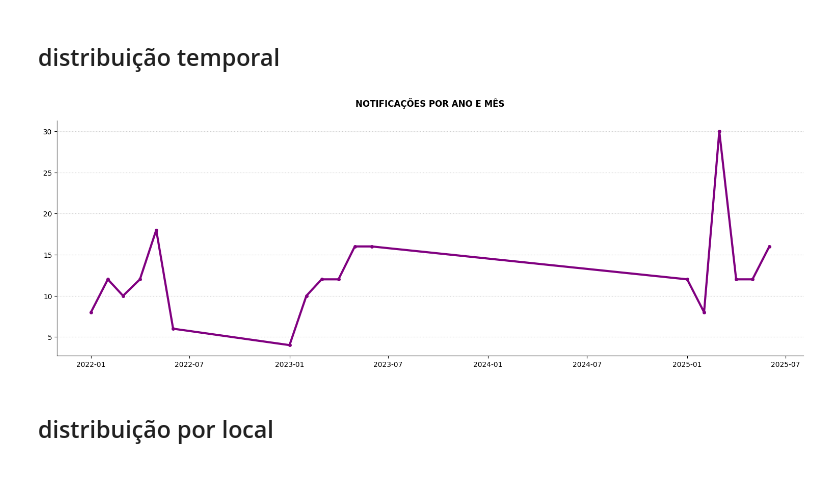
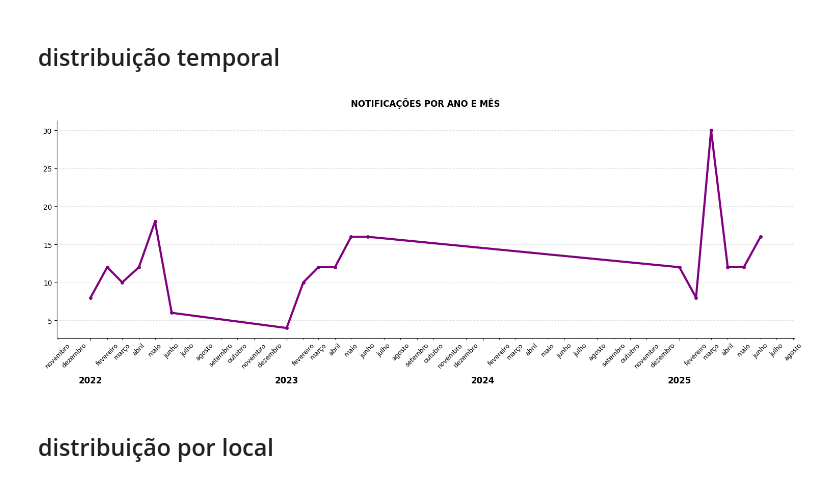
Before and after one commit to 0kauaa/projeto-integrador-I, a Jupyter notebook: notebooks/6_plots.ipynb, the cells around one changed output. Drawn from its saved outputs; the diff is of its cells as text; code cells hidden in the pictures.

```diff
--- a/notebooks/6_plots.ipynb
+++ b/notebooks/6_plots.ipynb
@@ -33,26 +52,44 @@ df.head()
 df['ANO-MES'] = pd.to_datetime(df['ANO_ESTATISTICA'].astype(str) + '-' +  df['MES_ESTATISTICA'].astype(str))
 # %%
 # agrupamento por data
-por_data= df.groupby('ANO-MES')['N'].sum().sort_values(ascending=False).reset_index()
+por_data= df.groupby('ANO-MES')['N'].sum().reset_index()
 por_data = por_data.sort_values('ANO-MES')
 
 # eixos
 data = por_data['ANO-MES']
 occ = por_data['N']
 
 # grid geral
 fig = plt.figure(figsize=(15, 10), constrained_layout=True)
 gs = gridspec.GridSpec(2, 2, figure=fig)
+ax1 = fig.add_subplot(gs[0, :])
+
+
+# eixo x principal
+ax1.set_xticks(por_data['ANO-MES'])
+
+# eixo de meses em nomes
+ax1.xaxis.set_minor_locator(mdates.MonthLocator())
+ax1.xaxis.set_minor_formatter(mdates.DateFormatter('%B'))
+
+# eixo de anos
+ax1.xaxis.set_major_locator(mdates.YearLocator())
+ax1.xaxis.set_major_formatter(mdates.DateFormatter('%Y'))
+
+# posições dos eixos
+ax1.tick_params(axis='x', which='major', pad=50) # espaçamento entre os dois eixos
+ax1.xaxis.set_major_formatter(mdates.DateFormatter('%Y'))
+plt.setp(ax1.get_xticklabels(minor=True), rotation=45, fontsize=9, color='black')
+plt.setp(ax1.get_xticklabels(minor=False), fontweight='bold', fontsize=12, color='black')
 
 # grafico 1 (occ x ano/mes)
-ax1 = fig.add_subplot(gs[0, :])
 ax1.plot(data, occ, color='purple', linewidth=3, marker='o', markersize=4)
 ax1.set_title('NOTIFICAÇÕES POR ANO E MÊS', fontweight='bold', pad=20)
 ax1.grid(axis='y', linestyle=':', alpha=0.7)
 ax1.spines['top'].set_visible(False)
 ax1.spines['right'].set_visible(False)
 # %% [output]
-[figure, old version]
+[figure, new version]
 # %% [markdown]
 ## distribuição por local
 # %%
```
Also changed, not shown: parts of 4 cells of this notebook, 2 other files.
